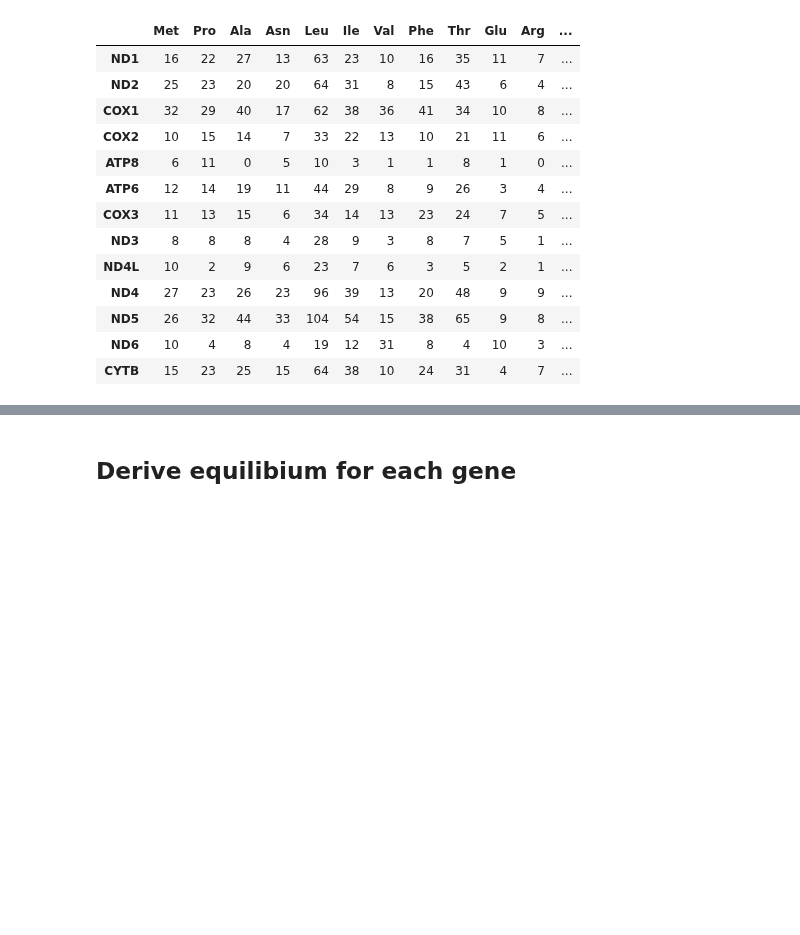
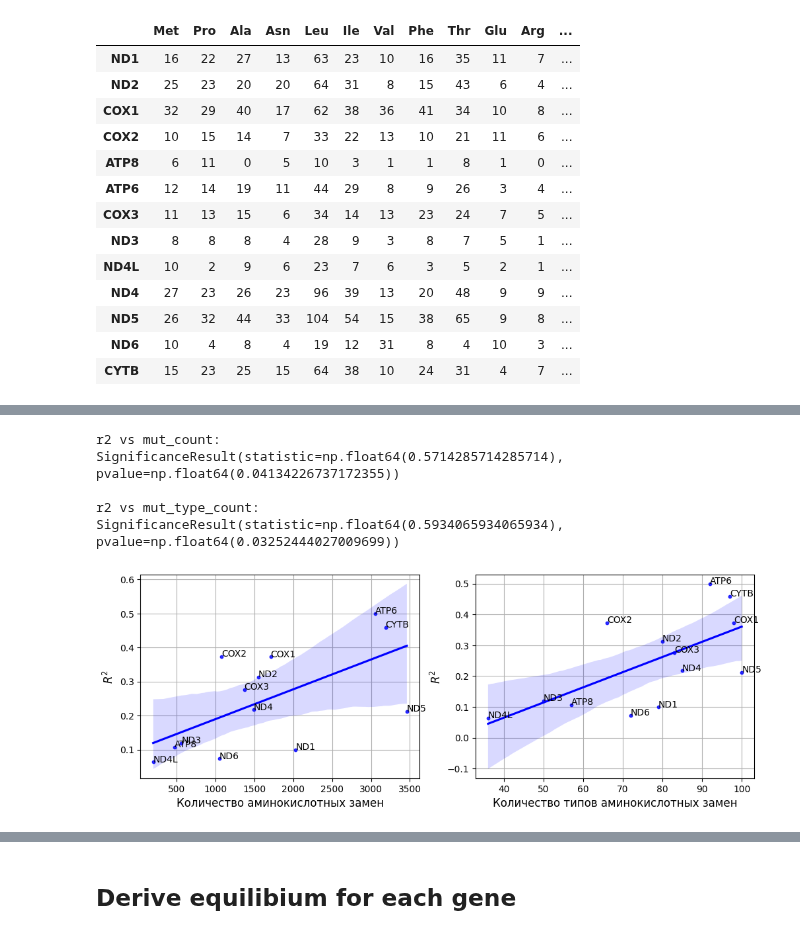
Before and after one commit to mitoclub/AminoAcidShift, a Jupyter notebook: human_germline.ipynb, the cells around one changed output, grey strips where cells are left out. Saved outputs shown, nothing was run; the diff lists cells and outputs as text; code cells hidden in the pictures; blank space fills up the shorter version.

```diff
--- a/human_germline.ipynb
+++ b/human_germline.ipynb
@@ -338,0 +345,38 @@ PearsonRResult(statistic=np.float64(0.6139860946268602), pvalue=np.float64(0.025
+# %%
+fig, axes = plt.subplots(1, 2, figsize=(12, 4))
+
+ax=axes[0]
+sns.regplot(data=metrics, x='mut_count', y='r2',
+               scatter_kws={'s':10}, color='blue', ax=ax)
+for gene, row in metrics.iterrows():
+    ax.text(row['mut_count'], row['r2'], gene)
+
+ax.set_ylabel('$R^2$', fontsize=12)
+ax.set_xlabel('Количество аминокислотных замен', fontsize=12)
+ax.grid(True)
+ax.set_axisbelow(True)
+
+print('r2 vs mut_count:')
+print(spearmanr(metrics['mut_count'], metrics['r2']))
+
+
+ax=axes[1]
+sns.regplot(data=metrics, x='mut_type_count', y='r2',
+            scatter_kws={'s':10}, color='blue', ax=ax)
+for gene, row in metrics.iterrows():
+    ax.text(row['mut_type_count'], row['r2'], gene)
+
+ax.set_ylabel('$R^2$', fontsize=12)
+ax.set_xlabel('Количество типов аминокислотных замен', fontsize=12)
+ax.grid(True)
+ax.set_axisbelow(True)
+print('\nr2 vs mut_type_count:')
+print(spearmanr(metrics['mut_type_count'], metrics['r2']))
+plt.savefig('human_germline_r2_vs_mut_counts.pdf', bbox_inches='tight')
+# %% [output]
+r2 vs mut_count:
+SignificanceResult(statistic=np.float64(0.5714285714285714), pvalue=np.float64(0.04134226737172355))
+
+r2 vs mut_type_count:
+SignificanceResult(statistic=np.float64(0.5934065934065934), pvalue=np.float64(0.03252444027009699))
+[figure, added]
```
Also changed, not shown: parts of 5 cells of this notebook, 1 other file.
